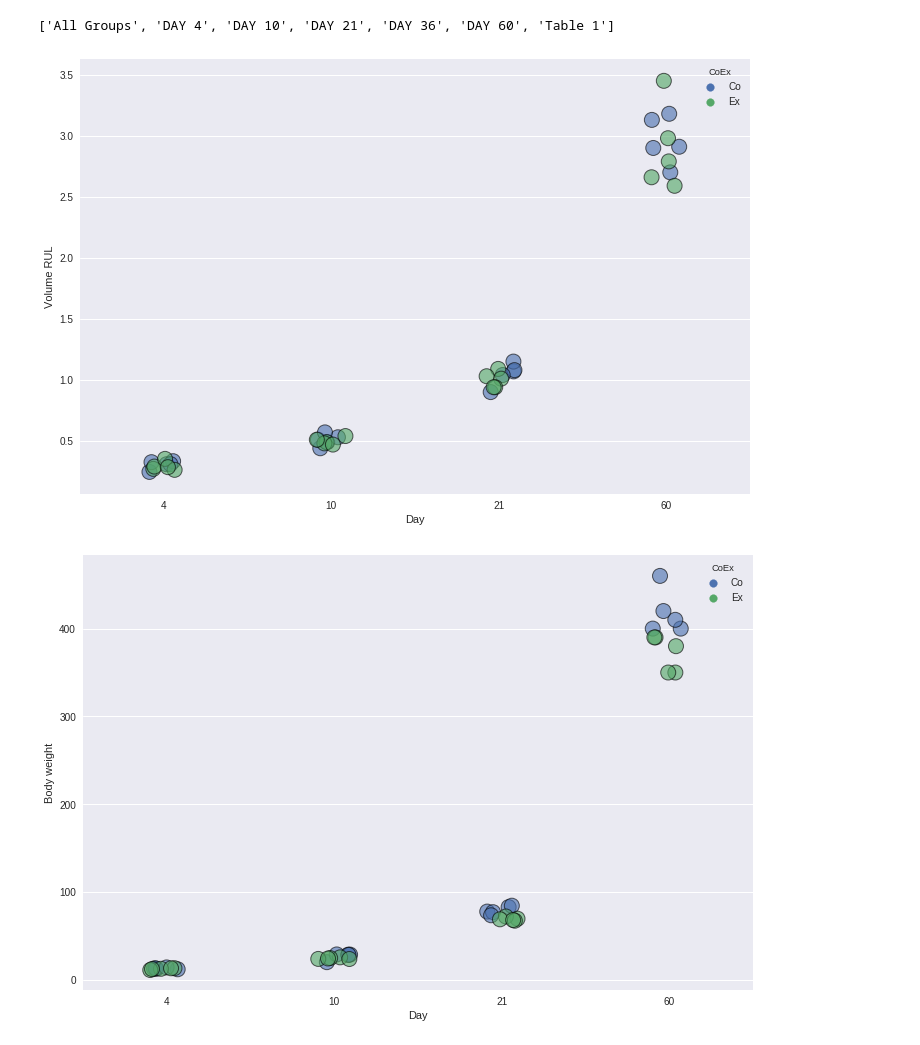
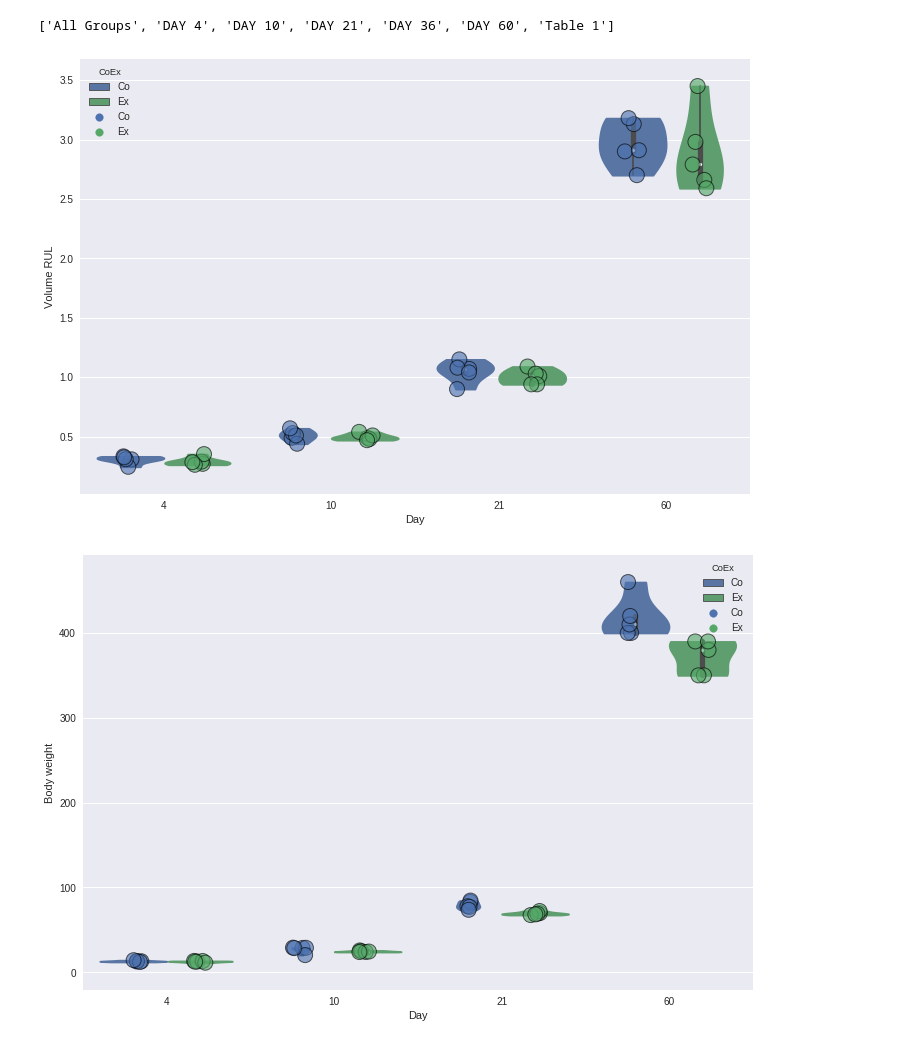
Before and after one commit to habi/acinar-analysis, a Jupyter notebook: Load Datenblatt Stefan.ipynb, the cells around one changed output. Cells and saved outputs as stored; diff of their text form; code cells hidden in the pictures.

Commit message:
Overcoming the violinplot problem with string-fu
We simply output the dataframe to a string-CSV and read it back in.
This makes `violinplot` possible.
Weird!

```diff
--- a/Load Datenblatt Stefan.ipynb
+++ b/Load Datenblatt Stefan.ipynb
@@ -106,17 +101,28 @@ df['Day'] = [int(n.split('-')[-1]) for n in df.Name]
+# %%
+# After asking https://stackoverflow.com/q/48022199, I was told that my
+# problem is 'not reproducible'.
+# If we output the dataframe to a string and read it back in (based on
+# https://stackoverflow.com/a/22605281) everything works as expected.
+# Weird...
+import io
+string = df.to_csv()
+df = pandas.read_csv(io.StringIO(string))
 # %%
-seaborn.stripplot(data=df, x='Day', y='Volume RUL', hue='CoEx',
-                  jitter=True, s=15, alpha=0.618, edgecolor='k', linewidth=1)
+seaborn.violinplot(data=df, x='Day', y='Volume RUL', hue='CoEx', cut=0)
+seaborn.stripplot(data=df, x='Day', y='Volume RUL', hue='CoEx', split=True, jitter=True,
+                  s=15, alpha=0.618, edgecolor='k', linewidth=1)
 plt.savefig(os.path.join(imgdir, 'rul.png'), bbox_inches='tight')
 plt.show()
 # %% [output]
-[figure, old version]
+[figure, new version]
 # %%
+seaborn.violinplot(data=df, x='Day', y='Body weight', hue='CoEx', cut=0)
 seaborn.stripplot(data=df, x='Day', y='Body weight', hue='CoEx',
-                  jitter=True, s=15, alpha=0.618, edgecolor='k', linewidth=1)
+                  jitter=True, s=15, alpha=0.618, edgecolor='k', linewidth=1, split=True)
 plt.savefig(os.path.join(imgdir, 'bodyweight.png'), bbox_inches='tight')
 plt.show()
 # %% [output]
-[figure, old version]
+[figure, new version]
 # %%
 # Body weight
 for c, i in enumerate([day04, day10, day21, day60]):
```
Also changed, not shown: parts of 6 cells of this notebook.
